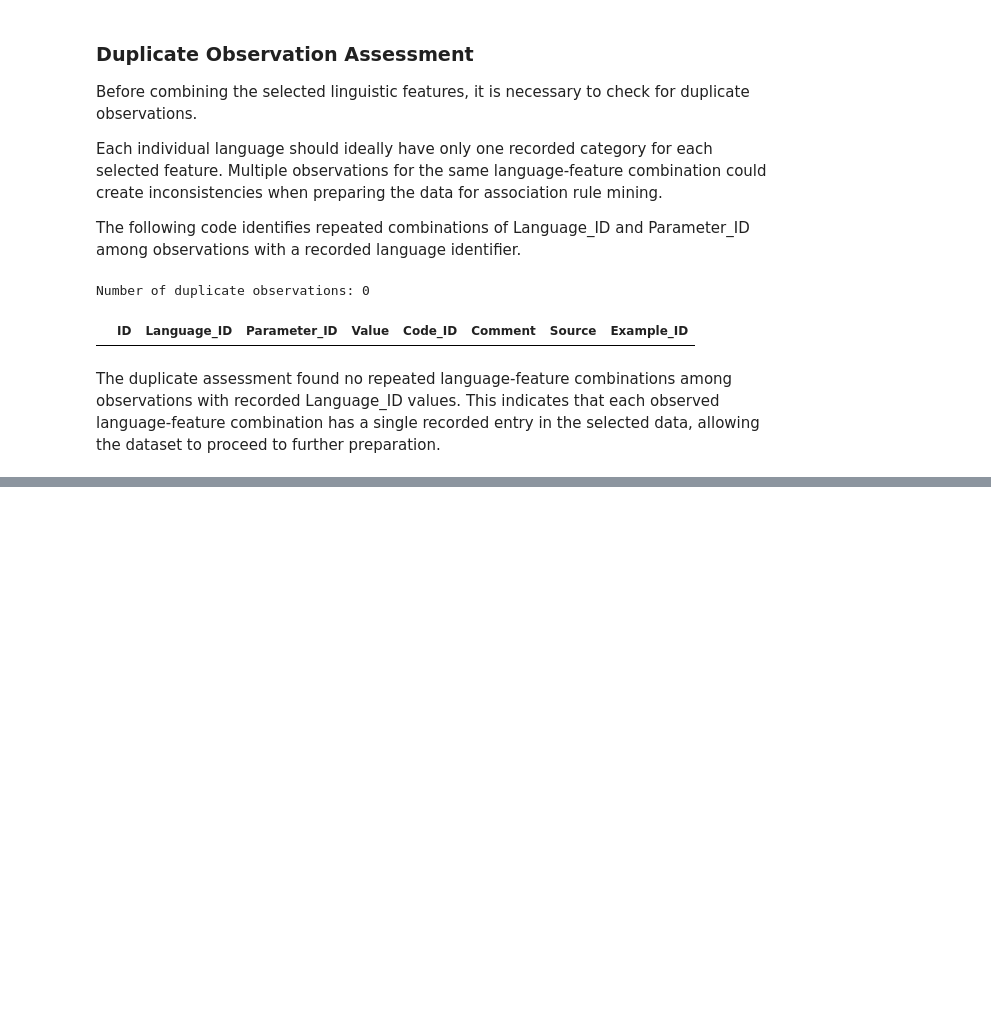
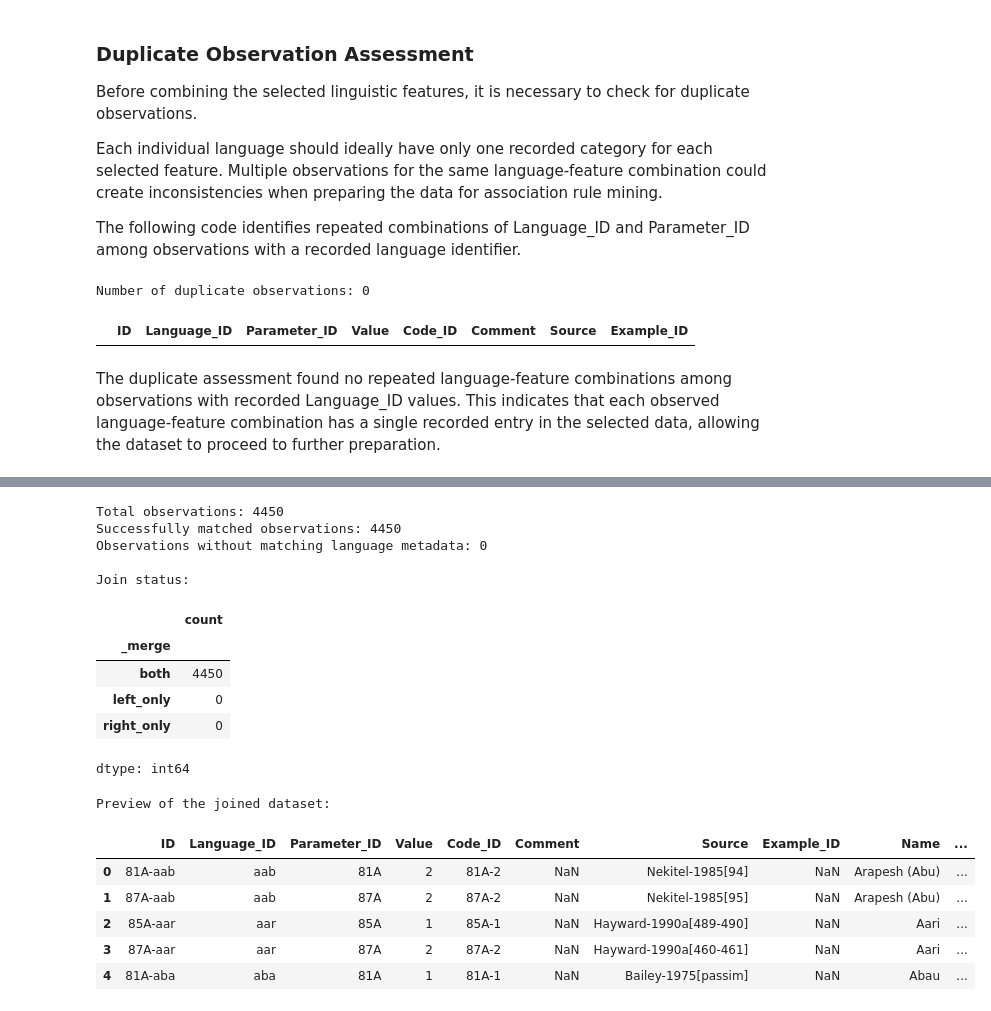
Before and after one commit to Rani-Wheeza/wals-linguistic-association-analysis, a Jupyter notebook: notebooks/01_wals_data_understanding.ipynb, the cells around one changed output, grey strips where cells are left out. Cells and saved outputs as stored; diff of their text form; code cells hidden in the pictures; blank space fills up the shorter version.

```diff
--- a/notebooks/01_wals_data_understanding.ipynb
+++ b/notebooks/01_wals_data_understanding.ipynb
@@ -571,0 +711,67 @@ The duplicate assessment found no repeated language-feature combinations among o
+# %%
+# Select the language metadata required for the analysis
+
+language_metadata = individual_languages.loc[
+    individual_languages["ID"].notna(),
+    [
+        "ID",
+        "Name",
+        "Macroarea",
+        "Family",
+        "Subfamily",
+        "Genus",
+        "Country_ID"
+    ]
+].copy()
+
+# Rename ID so it matches Language_ID in the Values dataset
+
+language_metadata = language_metadata.rename(
+    columns={"ID": "Language_ID"}
+)
+
+
+# Join linguistic observations with language metadata
+
+prepared_data = prepared_values.merge(
+    language_metadata,
+    on="Language_ID",
+    how="left",
+    validate="many_to_one",
+    indicator=True
+)
+
+
+# Check the join results
+
+matched = (prepared_data["_merge"] == "both").sum()
+unmatched = (prepared_data["_merge"] == "left_only").sum()
+
+print("Total observations:", len(prepared_data))
+print("Successfully matched observations:", matched)
+print("Observations without matching language metadata:", unmatched)
+
+print("\nJoin status:")
+display(prepared_data["_merge"].value_counts())
+
+print("\nPreview of the joined dataset:")
+display(prepared_data.head())
+# %% [output]
+Total observations: 4450
+Successfully matched observations: 4450
+Observations without matching language metadata: 0
+
+Join status:
+|  | count |
+| _merge |  |
+| both | 4450 |
+| left_only | 0 |
+| right_only | 0 |
+dtype: int64
+Preview of the joined dataset:
+|  | ID | Language_ID | Parameter_ID | Value | Code_ID | Comment | Source | Example_ID | Name | ... |
+| 0 | 81A-aab | aab | 81A | 2 | 81A-2 | NaN | Nekitel-1985[94] | NaN | Arapesh (Abu) | ... |
+| 1 | 87A-aab | aab | 87A | 2 | 87A-2 | NaN | Nekitel-1985[95] | NaN | Arapesh (Abu) | ... |
+| 2 | 85A-aar | aar | 85A | 1 | 85A-1 | NaN | Hayward-1990a[489-490] | NaN | Aari | ... |
+| 3 | 87A-aar | aar | 87A | 2 | 87A-2 | NaN | Hayward-1990a[460-461] | NaN | Aari | ... |
+| 4 | 81A-aba | aba | 81A | 1 | 81A-1 | NaN | Bailey-1975[passim] | NaN | Abau | ... |
```
Also changed, not shown: parts of 37 cells of this notebook.
